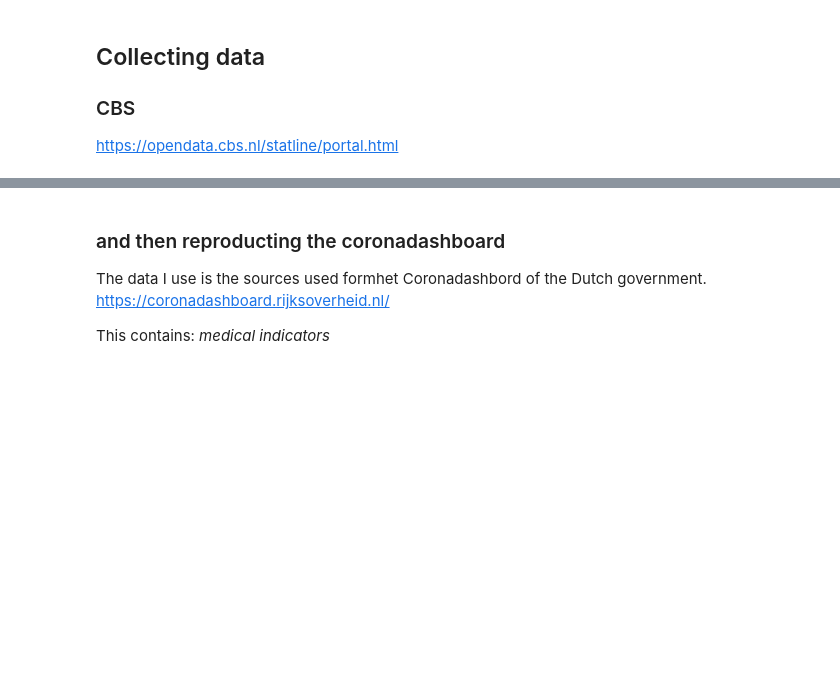
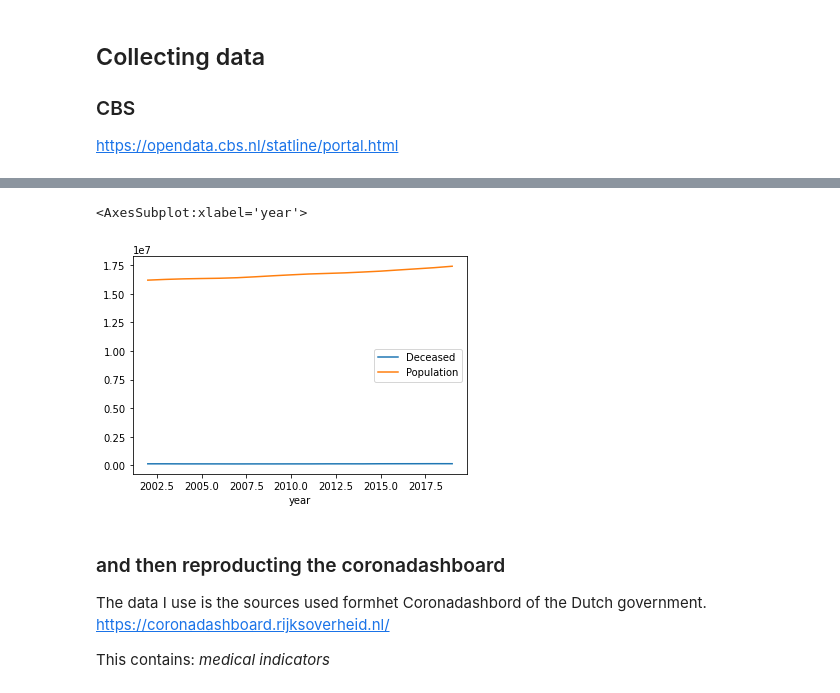
Before and after one commit to cjvanzwol/notebooks, a Jupyter notebook: Covid.ipynb, the cells around one changed output, grey strips where cells are left out. Cells and saved outputs as stored; diff of their text form; code cells hidden in the pictures; blank space fills up the shorter version.

```diff
--- a/Covid.ipynb
+++ b/Covid.ipynb
@@ -42,10 +52,0 @@ Bevolkingsontwikkeling; maand en jaar 2002-now (Population statistics, month and
-# %%
-pop_ym = pop_ym.drop(columns=['TotaleVestiging_4',
-       'VestigingVanuitEenAndereGemeente_5', 'Immigratie_6',
-       'TotaalVertrekInclAdmCorrecties_7', 'VertrekNaarAndereGemeente_8',
-       'EmigratieInclusiefAdmCorrecties_9', 'OverigeCorrecties_10',
-       'Bevolkingsgroei_11', 'BevolkingsgroeiRelatief_12',
-       'BevolkingsgroeiSinds1Januari_13',
-       'BevolkingsgroeiSinds1JanuariRela_14'])
-pop_ym = pop_ym.rename(columns={"BevolkingAanHetBeginVanDePeriode_1": "Bevolking_begin", "LevendGeborenKinderen_2": "Geboren", "Overledenen_3": "Overleden", "BevolkingAanHetEindeVanDePeriode_15": "Bevolking"})
-print('Dataframe cleaned')
@@ -78,2 +235,7 @@ KeyError: "None of [Index(['Jaar', 'Maand'], dtype='object')] are in the [column
+# %%
+pop_y_nl.plot(x='year',y=['Deceased','Population'])
+# %% [output]
+<AxesSubplot:xlabel='year'>
+[figure, added]
 # %%
 pop_reg = pd.DataFrame(cbs.get_data('70072ned'))
```
Also changed, not shown: parts of 16 cells of this notebook.
